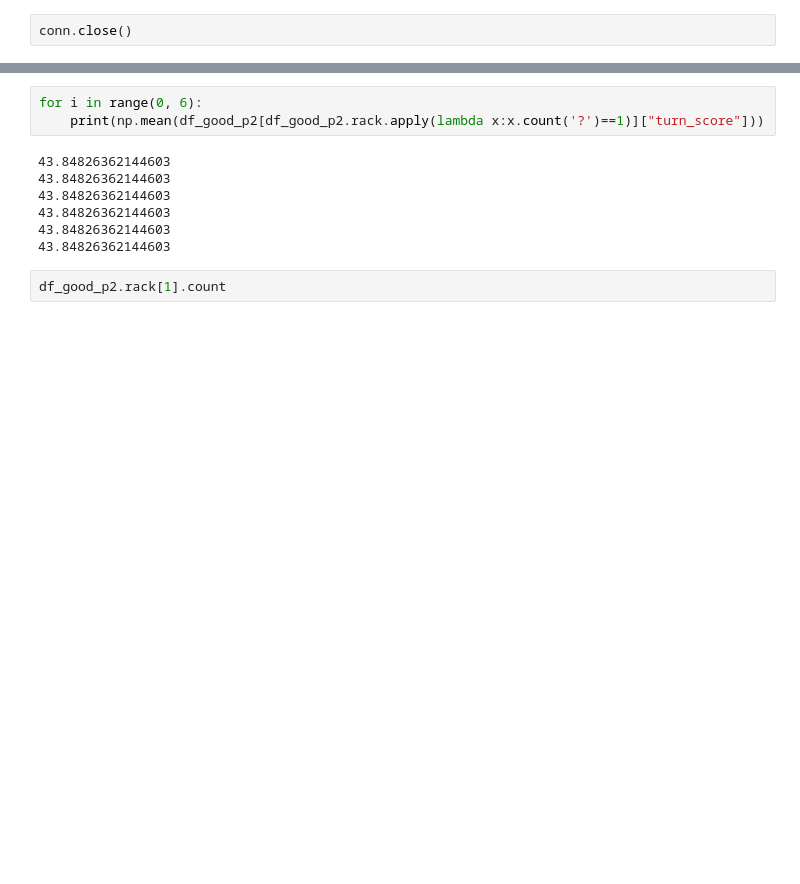
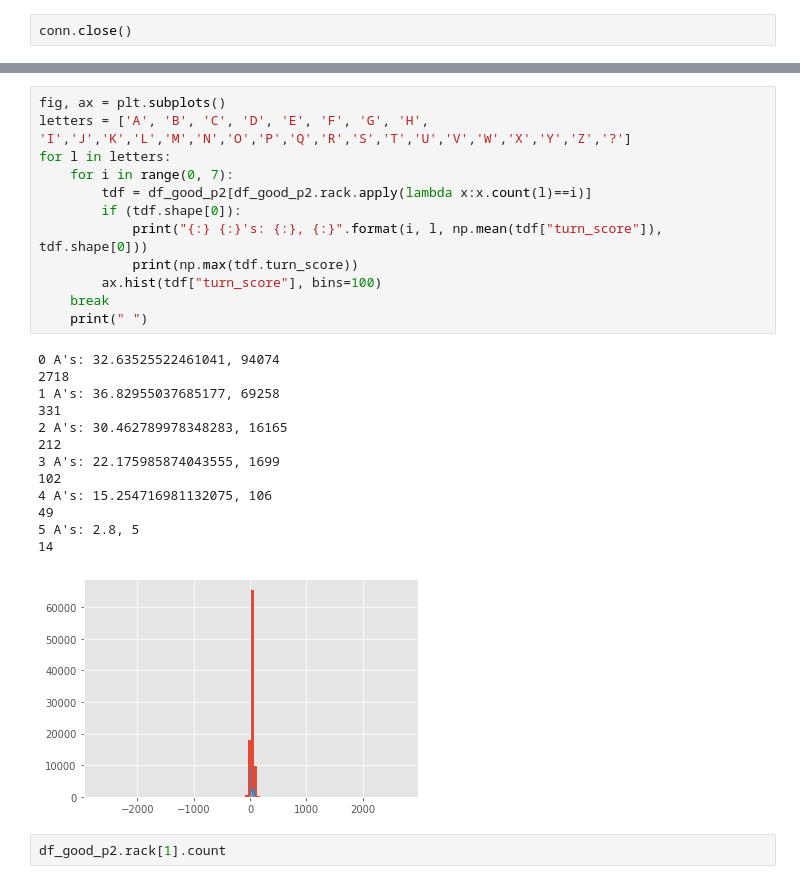
Before and after one commit to pkgalea/ScrabbleTileAnalyzer, a Jupyter notebook: DataExploration.ipynb, the cells around one changed output, grey strips where cells are left out. Cells and saved outputs as stored; diff of their text form; blank space fills up the shorter version.

```diff
--- a/DataExploration.ipynb
+++ b/DataExploration.ipynb
@@ -228,13 +230,29 @@ Name: rack, Length: 206249, dtype: object
-# %%
-for i in range(0, 6):
-    print(np.mean(df_good_p2[df_good_p2.rack.apply(lambda x:x.count('?')==1)]["turn_score"]))
-# %% [output]
-43.84826362144603
-43.84826362144603
-43.84826362144603
-43.84826362144603
-43.84826362144603
-43.84826362144603
+# %%
+fig, ax = plt.subplots()
+letters = ['A', 'B', 'C', 'D', 'E', 'F', 'G', 'H', 'I','J','K','L','M','N','O','P','Q','R','S','T','U','V','W','X','Y','Z','?']
+for l in letters:
+    for i in range(0, 7):
+        tdf = df_good_p2[df_good_p2.rack.apply(lambda x:x.count(l)==i)]
+        if (tdf.shape[0]):
+            print("{:} {:}'s: {:}, {:}".format(i, l, np.mean(tdf["turn_score"]), tdf.shape[0]))
+            print(np.max(tdf.turn_score))
+        ax.hist(tdf["turn_score"], bins=100)
+    break
+    print(" ")
+# %% [output]
+0 A's: 32.63525522461041, 94074
+2718
+1 A's: 36.82955037685177, 69258
+331
+2 A's: 30.462789978348283, 16165
+212
+3 A's: 22.175985874043555, 1699
+102
+4 A's: 15.254716981132075, 106
+49
+5 A's: 2.8, 5
+14
+[figure, added]
 # %%
 df_good_p2.rack[1].count
 # %% [output]
```
Also changed, not shown: parts of 1 cell of this notebook, 1 other file.
